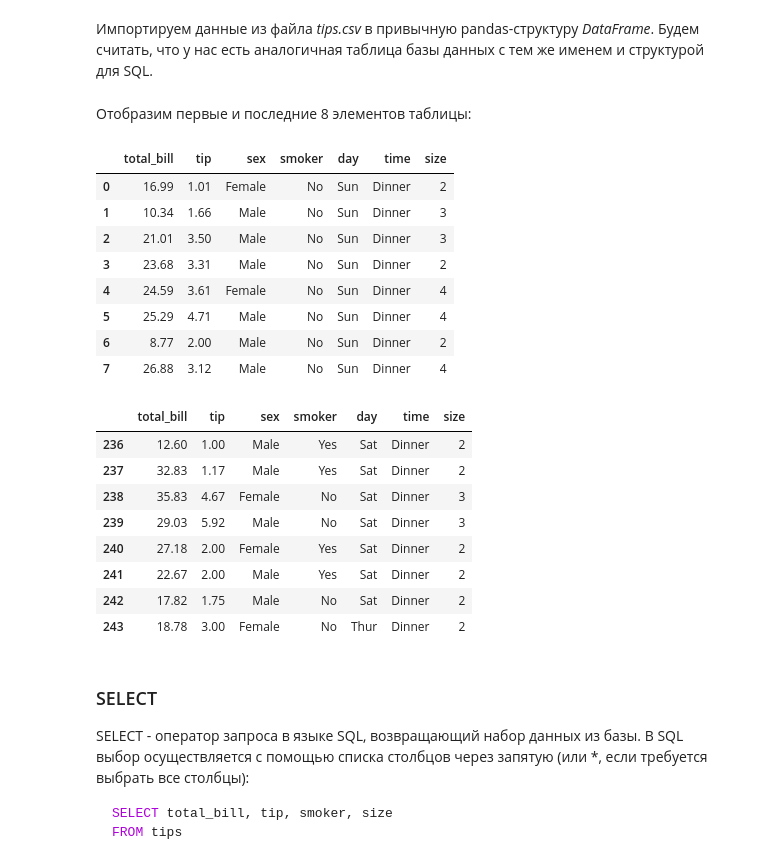
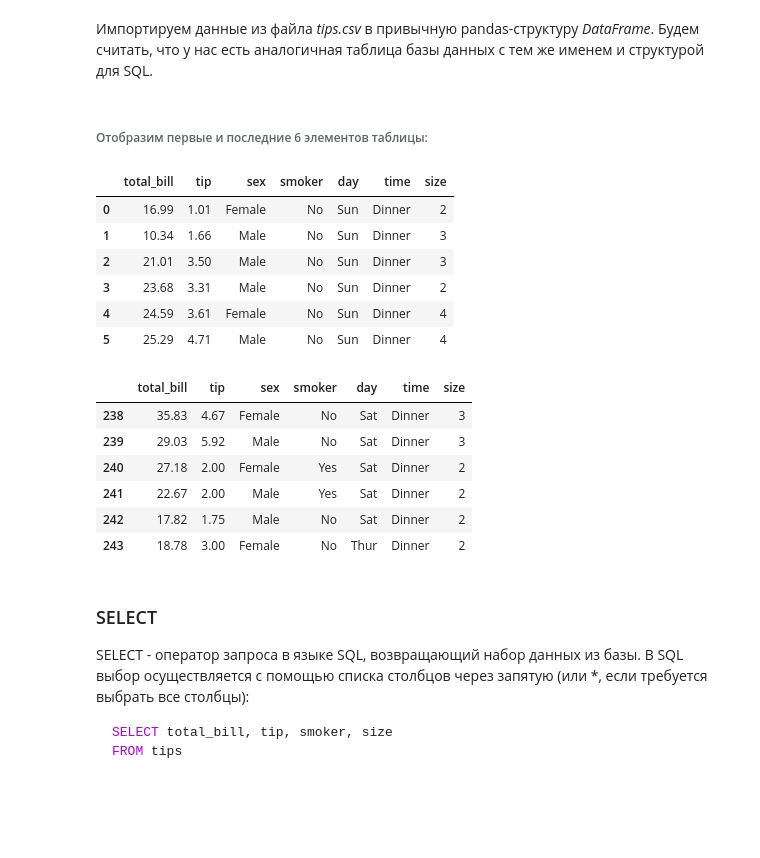
Before and after one commit to mkvachev/py-tutorial, a Jupyter notebook: pandas/pandas_sql.ipynb, the cells around one changed output. Drawn from its saved outputs; the diff is of its cells as text; code cells hidden in the pictures; blank space fills up the shorter version.

```diff
--- a/pandas/pandas_sql.ipynb
+++ b/pandas/pandas_sql.ipynb
@@ -15,25 +16,21 @@ pd.__version__
 # %%
 tips = pd.read_csv('tips.csv')
 # %% [markdown]
-Отобразим первые и последние 8 элементов таблицы:
+###### Отобразим первые и последние 6 элементов таблицы:
 # %%
-tips.head(8)    # First 8 elements
+tips.head(6)    # First 6 elements
 # %% [output]
 |  | total_bill | tip | sex | smoker | day | time | size |
 | 0 | 16.99 | 1.01 | Female | No | Sun | Dinner | 2 |
 | 1 | 10.34 | 1.66 | Male | No | Sun | Dinner | 3 |
 | 2 | 21.01 | 3.50 | Male | No | Sun | Dinner | 3 |
 | 3 | 23.68 | 3.31 | Male | No | Sun | Dinner | 2 |
 | 4 | 24.59 | 3.61 | Female | No | Sun | Dinner | 4 |
 | 5 | 25.29 | 4.71 | Male | No | Sun | Dinner | 4 |
-| 6 | 8.77 | 2.00 | Male | No | Sun | Dinner | 2 |
-| 7 | 26.88 | 3.12 | Male | No | Sun | Dinner | 4 |
 # %%
-tips.tail(8)    # Last 8 elements
+tips.tail(6)    # Last 6 elements
 # %% [output]
 |  | total_bill | tip | sex | smoker | day | time | size |
-| 236 | 12.60 | 1.00 | Male | Yes | Sat | Dinner | 2 |
-| 237 | 32.83 | 1.17 | Male | Yes | Sat | Dinner | 2 |
 | 238 | 35.83 | 4.67 | Female | No | Sat | Dinner | 3 |
 | 239 | 29.03 | 5.92 | Male | No | Sat | Dinner | 3 |
 | 240 | 27.18 | 2.00 | Female | Yes | Sat | Dinner | 2 |
```
Also changed, not shown: parts of 23 cells of this notebook, 1 other file.
